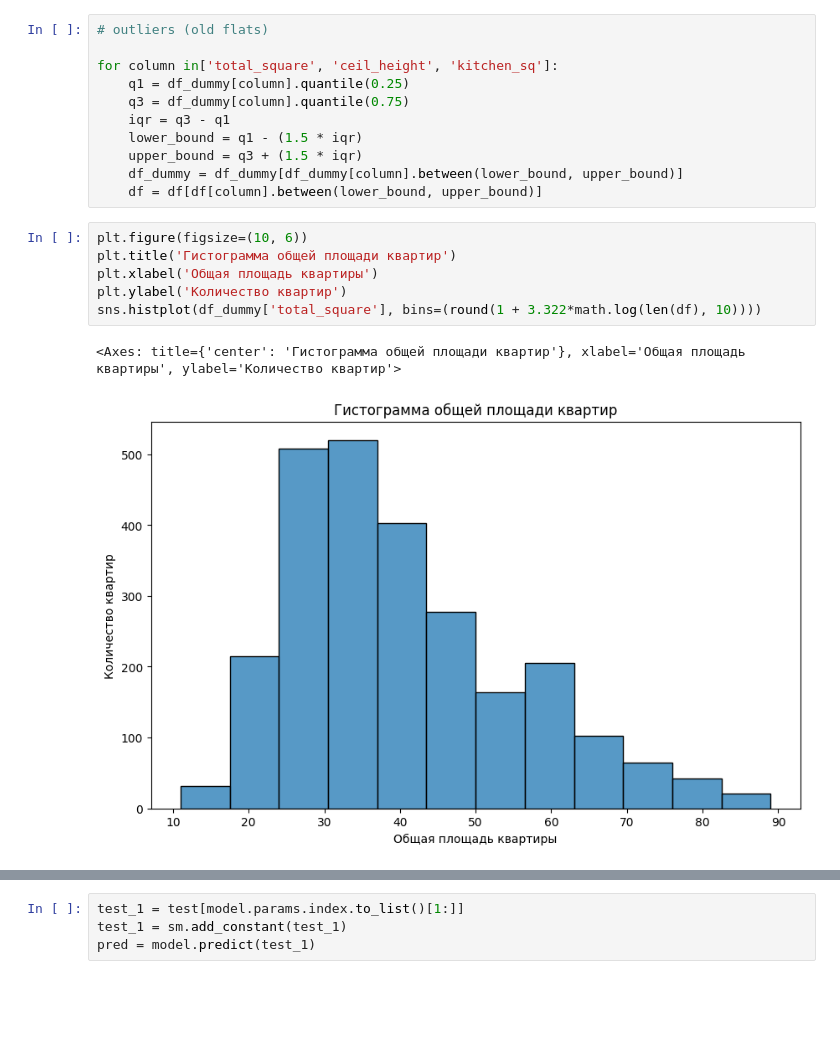
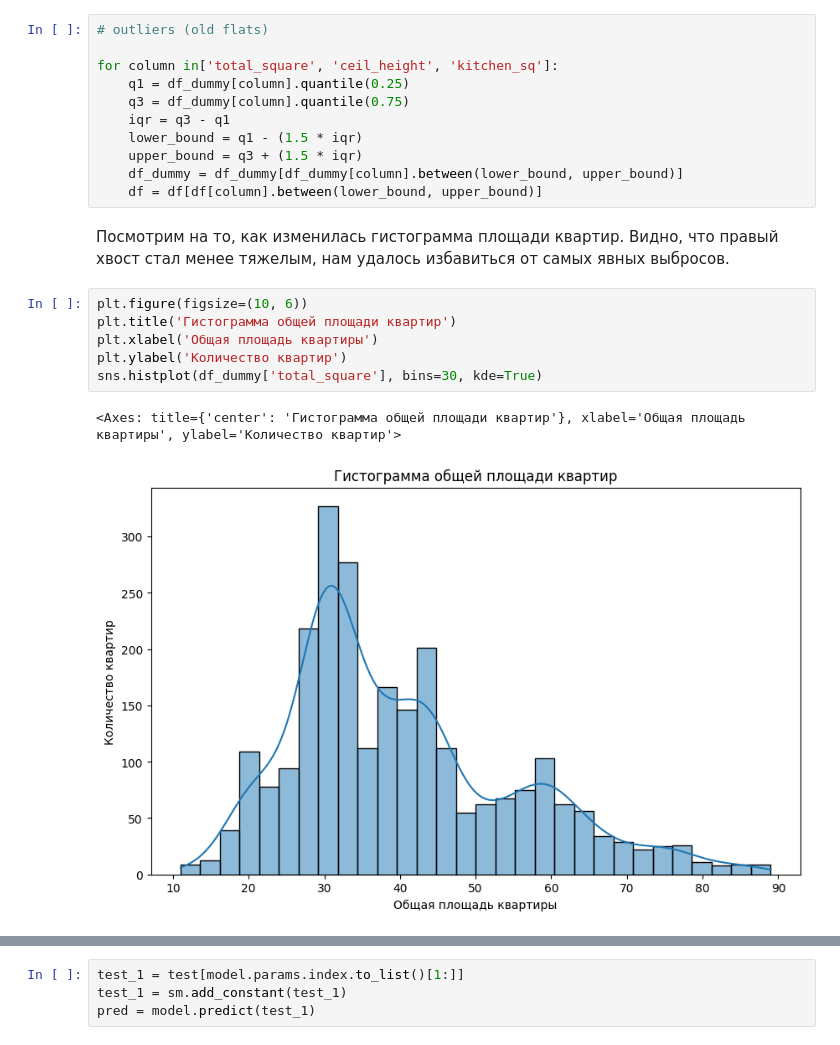
Before and after one commit to Elizar54/House-pricing-in-Akademtown, a Jupyter notebook: main.ipynb, the cells around one changed output, grey strips where cells are left out. Drawn from its saved outputs; the diff is of its cells as text; blank space fills up the shorter version.

```diff
--- a/main.ipynb
+++ b/main.ipynb
@@ -169,12 +199,14 @@ for column in['total_square', 'ceil_height', 'kitchen_sq']:
     upper_bound = q3 + (1.5 * iqr)
     df_dummy = df_dummy[df_dummy[column].between(lower_bound, upper_bound)]
     df = df[df[column].between(lower_bound, upper_bound)]
+# %% [markdown]
+Посмотрим на то, как изменилась гистограмма площади квартир. Видно, что правый хвост стал менее тяжелым, нам удалось избавиться от самых явных выбросов.
 # %%
 plt.figure(figsize=(10, 6))
 plt.title('Гистограмма общей площади квартир')
 plt.xlabel('Общая площадь квартиры')
 plt.ylabel('Количество квартир')
-sns.histplot(df_dummy['total_square'], bins=(round(1 + 3.322*math.log(len(df), 10))))
+sns.histplot(df_dummy['total_square'], bins=30, kde=True)
 # %% [output]
 <Axes: title={'center': 'Гистограмма общей площади квартир'}, xlabel='Общая площадь квартиры', ylabel='Количество квартир'>
-[figure, old version]
+[figure, new version]
```
Also changed, not shown: parts of 57 cells of this notebook.
